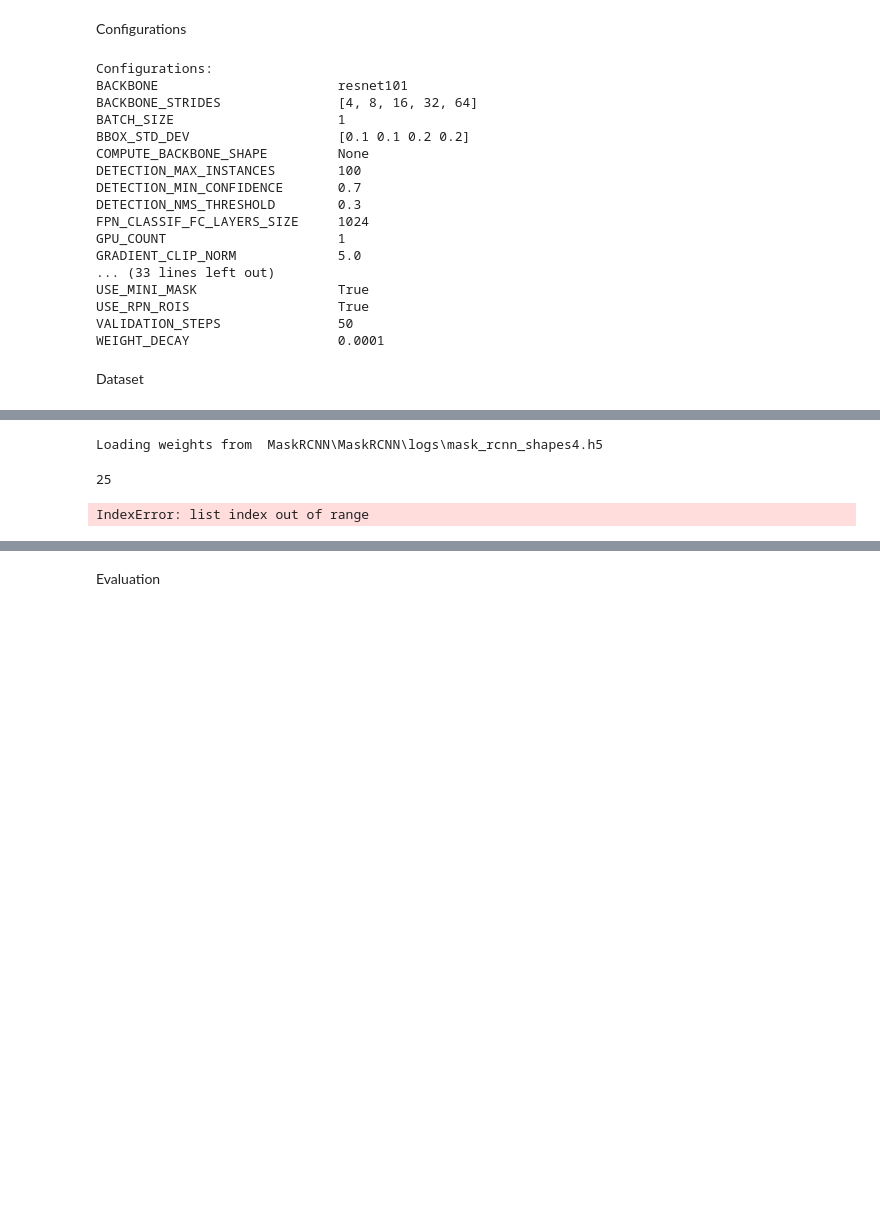
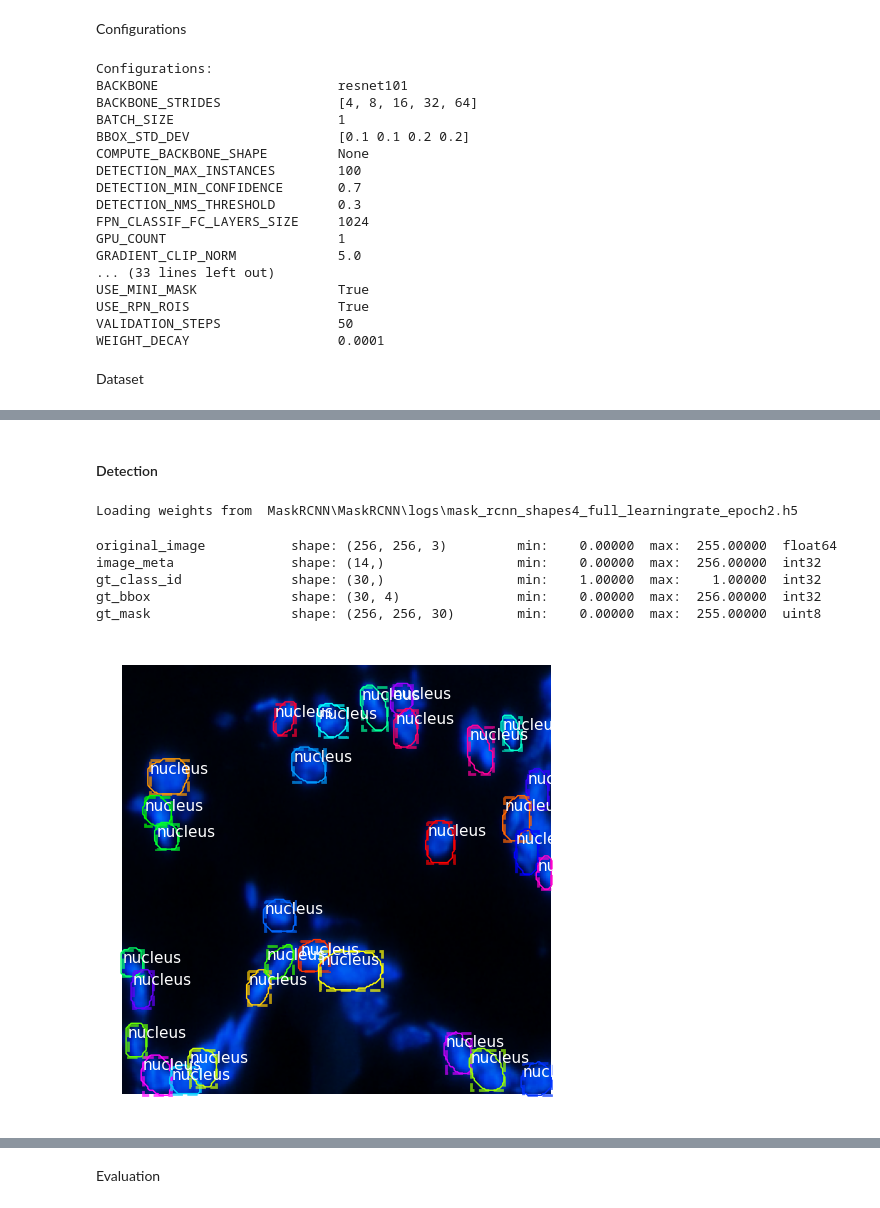
Before and after one commit to NichapatNobnorb/deep-learning-cell-counting, a Jupyter notebook: test RCNN by dataset immunofluorescence.ipynb, the cells around one changed output, grey strips where cells are left out. Saved outputs shown, nothing was run; the diff lists cells and outputs as text; code cells hidden in the pictures; blank space fills up the shorter version.

```diff
--- a/test RCNN by dataset immunofluorescence.ipynb
+++ b/test RCNN by dataset immunofluorescence.ipynb
@@ -87,8 +89,8 @@ class ShapesConfig(Config):
 
     # Use small images for faster training. Set the limits of the small side
     # the large side, and that determines the image shape.
-    IMAGE_MIN_DIM = 896
-    IMAGE_MAX_DIM = 896
+    IMAGE_MIN_DIM = 256
+    IMAGE_MAX_DIM = 256
 
     # Use smaller anchors because our image and objects are small
     RPN_ANCHOR_SCALES = (8, 16, 64, 128, 256)  # anchor side in pixels
@@ -97,7 +99,7 @@ class ShapesConfig(Config):
     TRAIN_ROIS_PER_IMAGE = 500
 
     # set number of epoch
-    STEPS_PER_EPOCH = 200
+    STEPS_PER_EPOCH = 100
 
     # set validation steps
     VALIDATION_STEPS = 50
@@ -137,23 +139,22 @@ class ShapesDataset(utils.Dataset):
             for n, id_ in enumerate(train_ids):
                 if n < int(len(train_ids) * 0.9):
                     path = TRAIN_PATH + id_
-                    img_path = path + '/images/'
+                    img_path = path + '\\images\\'
                     self.add_image("shapes", image_id=id_, path=img_path)
 
         if mode == "val":
             for n, id_ in enumerate(train_ids):
                 if n >= int(len(train_ids) * 0.9):
                     path = TRAIN_PATH + id_
-                    img_path = path + '/images/'
+                    img_path = path + '\\images\\'
                     self.add_image("shapes", image_id=id_, path=img_path)
 
     def load_image(self, image_id):
-        print(image_id)
         info = self.image_info[image_id]
         info = info.get("id")
 
-        path = TRAIN_PATH + "/" + info
-        img = imread(path + '/images/' + info + '.png')[:,:,:3]
+        path = TRAIN_PATH + "\\" + info
+        img = imread(path + '\\images\\' + info + '.png')[:,:,:3]
         img = resize(img, (config.IMAGE_SHAPE[0], config.IMAGE_SHAPE[1]), mode='constant', preserve_range=True)
 
         return img
@@ -172,12 +173,12 @@ class ShapesDataset(utils.Dataset):
 
         info = self.image_info[image_id]
         info = info.get("id")
-        path = TRAIN_PATH + "/" + info
-        number_of_masks = len(next(os.walk(path + '/masks/'))[2])
+        path = TRAIN_PATH + "\\" + info
+        number_of_masks = len(next(os.walk(path + '\\masks\\'))[2])
         mask = np.zeros([config.IMAGE_SHAPE[0], config.IMAGE_SHAPE[1], number_of_masks], dtype=np.uint8)
         iterator = 0
-        for mask_file in next(os.walk(path + '/masks/'))[2]:
-            mask_ = imread(path + '/masks/' + mask_file)
+        for mask_file in next(os.walk(path + '\\masks\\'))[2]:
+            mask_ = imread(path + '\\masks\\' + mask_file)
             mask_ = resize(mask_, (config.IMAGE_SHAPE[0], config.IMAGE_SHAPE[1]), mode='constant', preserve_range=True)
             mask[:, :, iterator] = mask_
             iterator += 1
@@ -272,0 +292,9 @@ Detection
+# %%
+# Train the head branches
+# Passing layers="heads" freezes all layers except the head
+# layers. You can also pass a regular expression to select
+# which layers to train by name pattern.
+model.train(dataset_train, dataset_val,
+            learning_rate=config.LEARNING_RATE,
+            epochs=2,
+            layers='all')
@@ -273,3 +356,5 @@ Detection
+# %% [markdown]
+#### Detection
 # %%
 class InferenceConfig(ShapesConfig):
     GPU_COUNT = 1
@@ -284,7 +369,7 @@ model = modellib.MaskRCNN(mode="inference",
 
 # Get path to saved weights
 # Either set a specific path or find last trained weights
-model_path = os.path.join(MODEL_DIR, "mask_rcnn_shapes4.h5")
+model_path = os.path.join(MODEL_DIR, "mask_rcnn_shapes4_full_learningrate_epoch2.h5")
 #model_path = model.find_last()[1]
 
 # Load trained weights (fill in path to trained weights here)
@@ -292,23 +377,27 @@ assert model_path != "", "Provide path to trained weights"
 print("Loading weights from ", model_path)
 model.load_weights(model_path, by_name=True)
 # %% [output]
-Loading weights from  MaskRCNN\MaskRCNN\logs\mask_rcnn_shapes4.h5
+Loading weights from  MaskRCNN\MaskRCNN\logs\mask_rcnn_shapes4_full_learningrate_epoch2.h5
 # %%
 # Test on a random image
-image_id = 25 #random.choice(dataset_val.image_ids)
+image_id = 2 #random.choice(dataset_val.image_ids)
 original_image, image_meta, gt_class_id, gt_bbox, gt_mask =modellib.load_image_gt(dataset_val, inference_config, image_id, use_mini_mask=False)
 
 log("original_image", original_image)
 log("image_meta", image_meta)
 log("gt_class_id", gt_class_id)
 log("gt_bbox", gt_bbox)
 log("gt_mask", gt_mask)
 
 visualize.display_instances(original_image, gt_bbox, gt_mask, gt_class_id,
                             dataset_train.class_names, figsize=(6, 6))
 # %% [output]
-25
+original_image           shape: (256, 256, 3)         min:    0.00000  max:  255.00000  float64
+image_meta               shape: (14,)                 min:    0.00000  max:  256.00000  int32
+gt_class_id              shape: (30,)                 min:    1.00000  max:    1.00000  int32
+gt_bbox                  shape: (30, 4)               min:    0.00000  max:  256.00000  int32
+gt_mask                  shape: (256, 256, 30)        min:    0.00000  max:  255.00000  uint8
-IndexError: list index out of range
+[figure, added]
 # %%
 results = model.detect([original_image], verbose=1)
 
```
Also changed, not shown: parts of 20 cells of this notebook, 1 other file.
